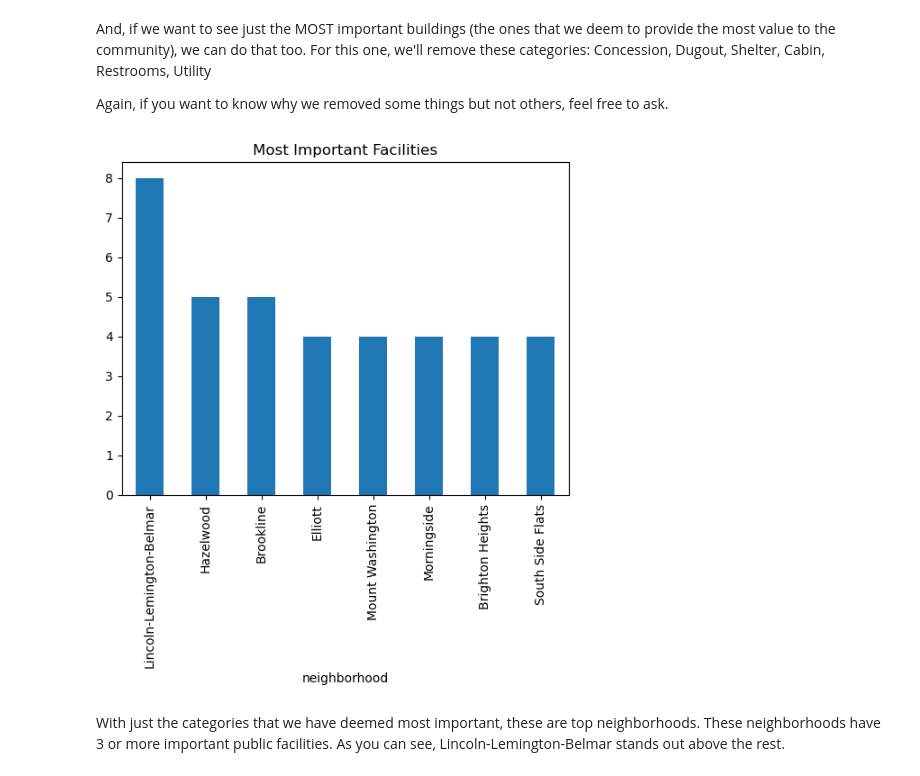
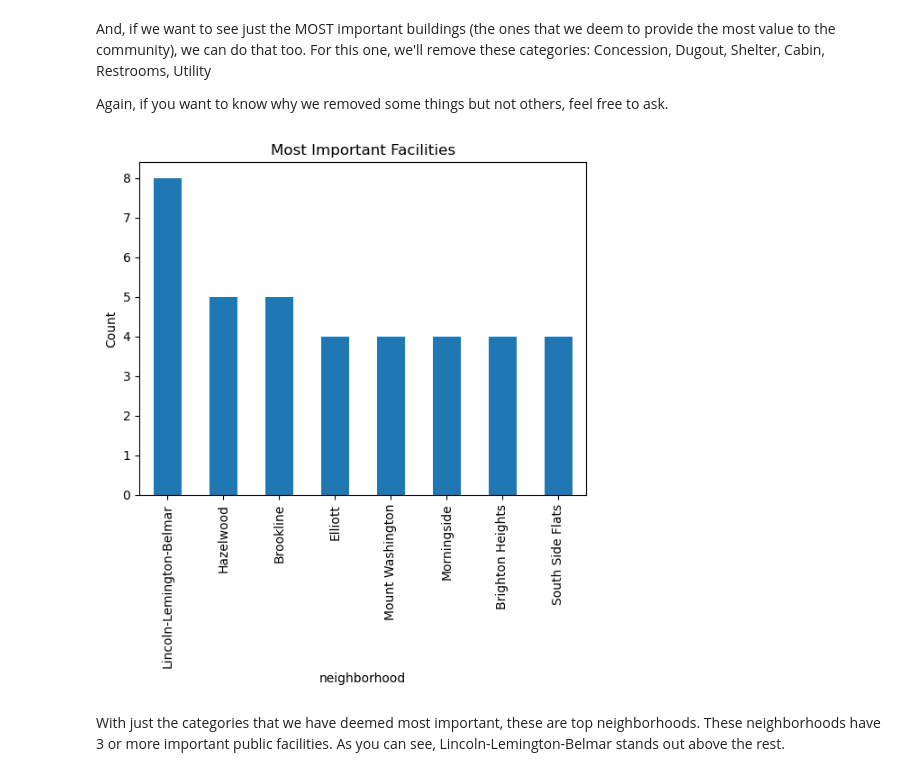
Before and after one commit to nlowman23/Final_Project_Group-31, a Jupyter notebook: jackprojectdata.ipynb, the cells around one changed output. Saved outputs shown, nothing was run; the diff lists cells and outputs as text; code cells hidden in the pictures.

```diff
--- a/jackprojectdata.ipynb
+++ b/jackprojectdata.ipynb
@@ -90,15 +90,15 @@ Again, if you want to know why we removed some things but not others, feel free
 # %%
 leastest_important = ["Concession", "Dugout", "Shelter", "Cabin", "Restrooms", "Utility"]
 data_filtered_more = data_filtered[~data_filtered["type"].isin(leastest_important)]
 #data_filtered_more.count().head()
 data_filtered_grouped_again = data_filtered_more.groupby("neighborhood")
 #data_filtered_grouped_again.size().head(30)
 amt_query_mask_filtered_again = data_filtered_grouped_again.size() > 3
 data_size_filtered_more = data_filtered_grouped_again.size().sort_values(ascending=False)
-data_size_filtered_more[amt_query_mask_filtered_again].plot.bar(title="Most Important Facilities")
+data_size_filtered_more[amt_query_mask_filtered_again].plot.bar(title="Most Important Facilities", ylabel="Count")
 plt.show()
 # %% [output]
-[figure, old version]
+[figure, new version]
 # %% [markdown]
 With just the categories that we have deemed most important, these are top neighborhoods. These neighborhoods have 3 or more important public facilities. As you can see, Lincoln-Lemington-Belmar stands out above the rest.
 # %% [markdown]
```
Also changed, not shown: parts of 4 cells of this notebook, 2 other files.
